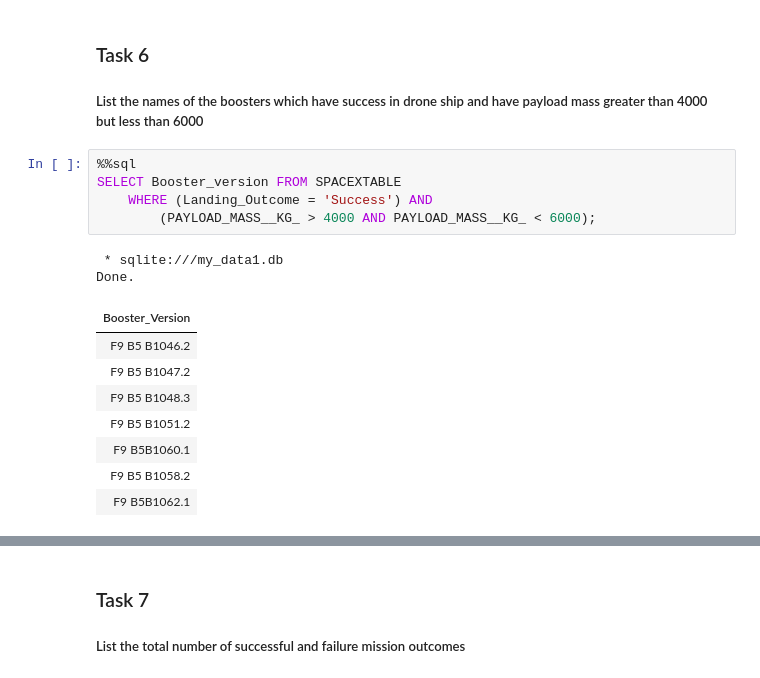
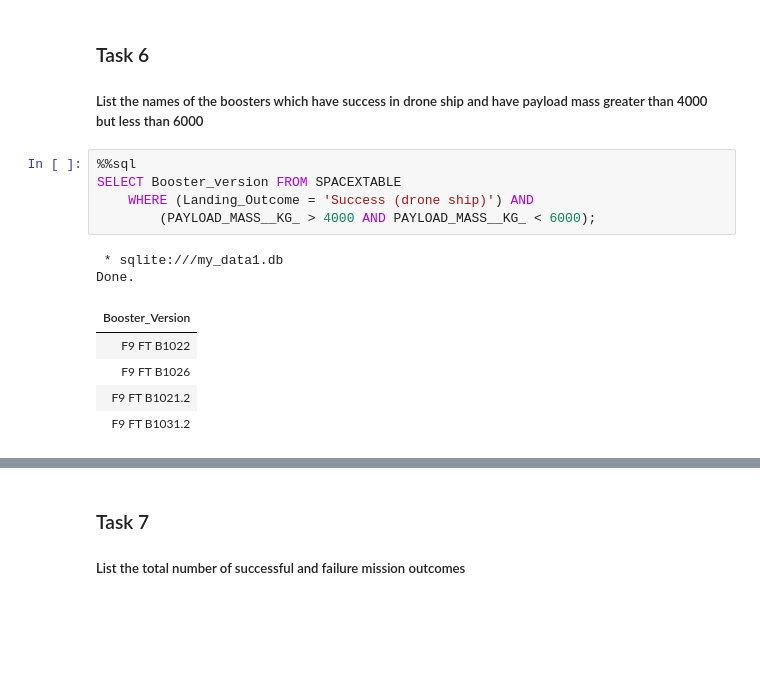
Before and after one commit to CarlosJunior41/Space_Y_project, a Jupyter notebook: jupyter-labs-eda-sql-coursera_sqllite (1).ipynb, the cells around one changed output, grey strips where cells are left out. Saved outputs shown, nothing was run; the diff lists cells and outputs as text; blank space fills up the shorter version.

```diff
--- a/jupyter-labs-eda-sql-coursera_sqllite (1).ipynb
+++ b/jupyter-labs-eda-sql-coursera_sqllite (1).ipynb
@@ -219,16 +408,13 @@ Done.
 # %%
 %%sql
 SELECT Booster_version FROM SPACEXTABLE
-    WHERE (Landing_Outcome = 'Success') AND
+    WHERE (Landing_Outcome = 'Success (drone ship)') AND
         (PAYLOAD_MASS__KG_ > 4000 AND PAYLOAD_MASS__KG_ < 6000);
 # %% [output]
  * sqlite:///my_data1.db
 Done.
 | Booster_Version |
-| F9 B5 B1046.2 |
-| F9 B5 B1047.2 |
-| F9 B5 B1048.3 |
-| F9 B5 B1051.2 |
-| F9 B5B1060.1 |
-| F9 B5 B1058.2 |
-| F9 B5B1062.1 |
+| F9 FT B1022 |
+| F9 FT B1026 |
+| F9 FT B1021.2 |
+| F9 FT B1031.2 |
```
Also changed, not shown: parts of 41 cells of this notebook, 4 other files.
